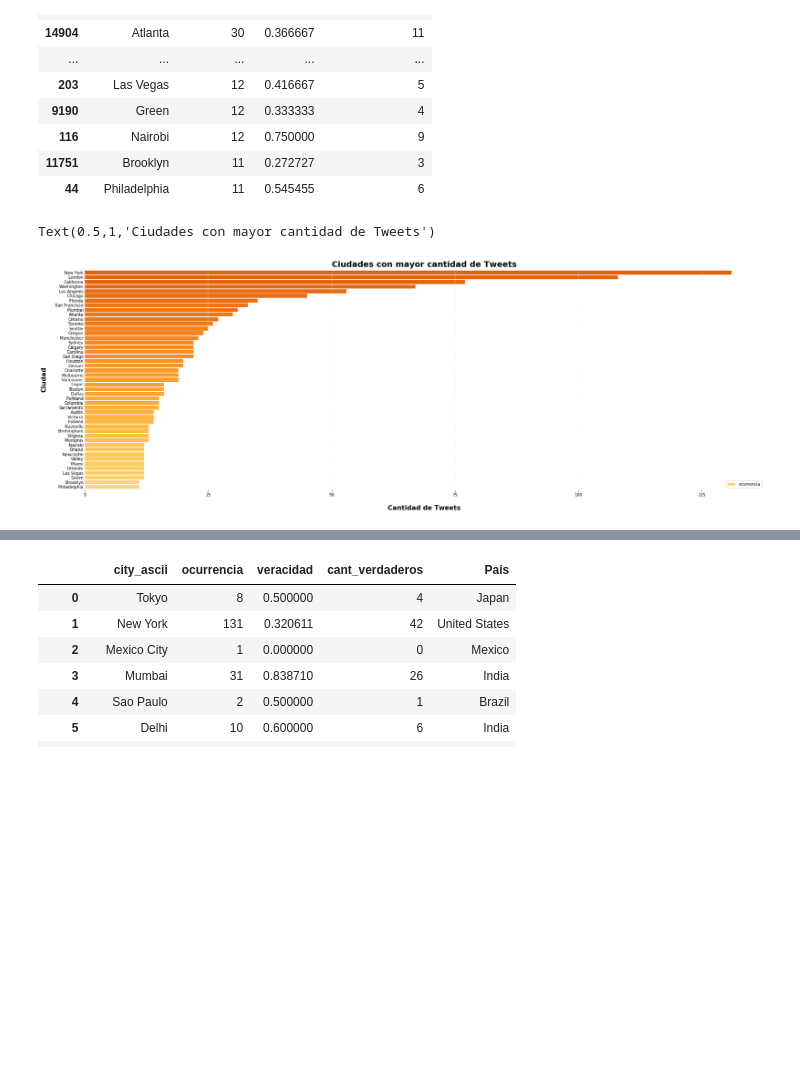
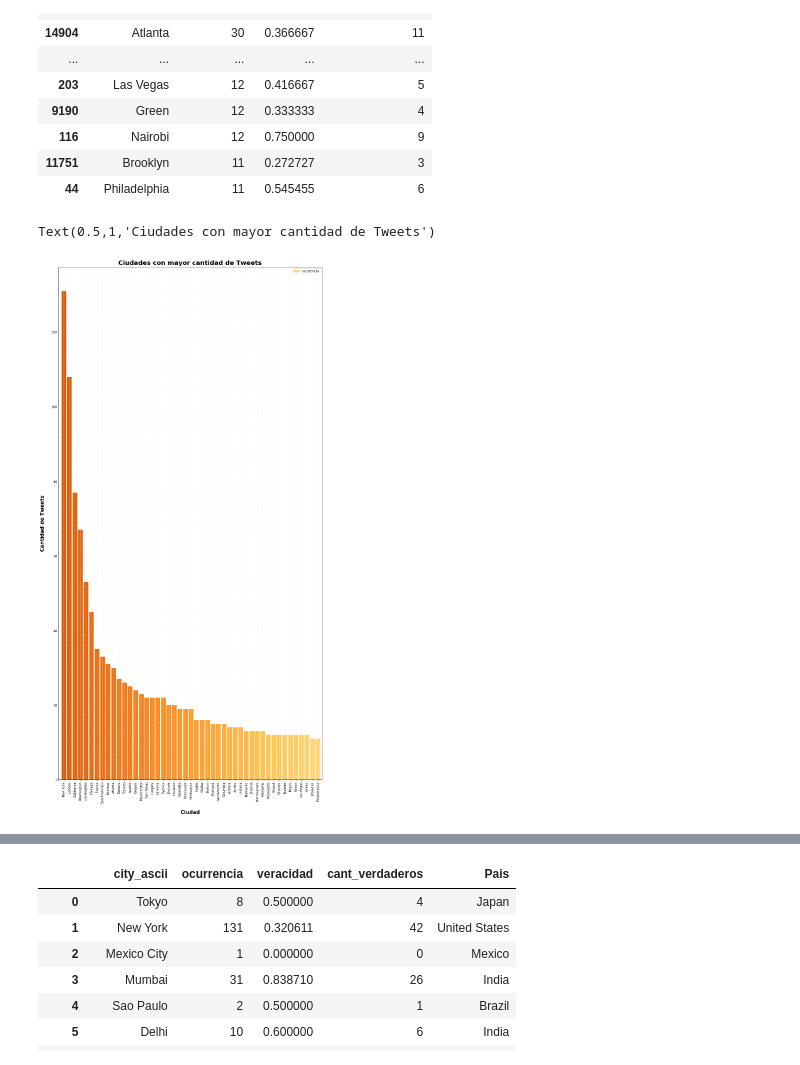
Before and after one commit to RiedelNicolas/TP1-Organizacion-de-Datos, a Jupyter notebook: Eze.ipynb, the cells around one changed output, grey strips where cells are left out. Saved outputs shown, nothing was run; the diff lists cells and outputs as text; code cells hidden in the pictures; blank space fills up the shorter version.

```diff
--- a/Eze.ipynb
+++ b/Eze.ipynb
@@ -180,29 +180,31 @@ Top_populares
 | 11751 | Brooklyn | 11 | 0.272727 | 3 |
 | 44 | Philadelphia | 11 | 0.545455 | 6 |
 # %%
-saltos = np.linspace(0.3, 0.7, 50)
+saltos = np.linspace(0.3, 0.7, 48)
 colores = (cm.get_cmap('YlOrBr'))(saltos)
 Top_populares = Top_populares.sort_values('ocurrencia')
-Top_populares_plot = Top_populares.plot(kind='barh', y ='ocurrencia', x = 'city_ascii', figsize=(30,10), color=colores, width=0.85)
+Top_populares_plot = Top_populares.plot(kind='bar', y ='ocurrencia', x = 'city_ascii', figsize=(15, 30), color=colores, width=0.85)
 
-plt.xticks(np.arange(0, 150, 25.0))
+plt.xticks(np.arange(0, 48, 1.0))
 plt.tick_params(axis='y', length=0)
 
-Top_populares_plot.spines['right'].set_visible(False)
-Top_populares_plot.spines['top'].set_visible(False)
-Top_populares_plot.spines['left'].set_visible(False)
-Top_populares_plot.spines['bottom'].set_visible(False)
+#Top_populares_plot.spines['right'].set_visible(False)
+#Top_populares_plot.spines['top'].set_visible(False)
+#Top_populares_plot.spines['left'].set_visible(False)
+#Top_populares_plot.spines['bottom'].set_visible(False)
 
 lineas = Top_populares_plot.get_xticks()
 for i in lineas:
       Top_populares_plot.axvline(x=i, linestyle='--', alpha=0.4, color='#eeeeee')
 
-Top_populares_plot.set_xlabel("Cantidad de Tweets", labelpad=20, weight='bold', size=16)
-Top_populares_plot.set_ylabel("Ciudad", labelpad=20, weight='bold', size=16)
+plt.gca().invert_xaxis()
+
+Top_populares_plot.set_xlabel("Ciudad", labelpad=20, weight='bold', size=16)
+Top_populares_plot.set_ylabel("Cantidad de Tweets", labelpad=20, weight='bold', size=16)
 Top_populares_plot.set_title("Ciudades con mayor cantidad de Tweets", weight='bold', size=20)
 # %% [output]
 Text(0.5,1,'Ciudades con mayor cantidad de Tweets')
-[figure, old version]
+[figure, new version]
 # %%
 saltos = np.linspace(0.3, 0.7, 50)
 colores = (cm.get_cmap('YlOrBr'))(saltos)
```
Also changed, not shown: parts of 5 cells of this notebook, 2 other files.
